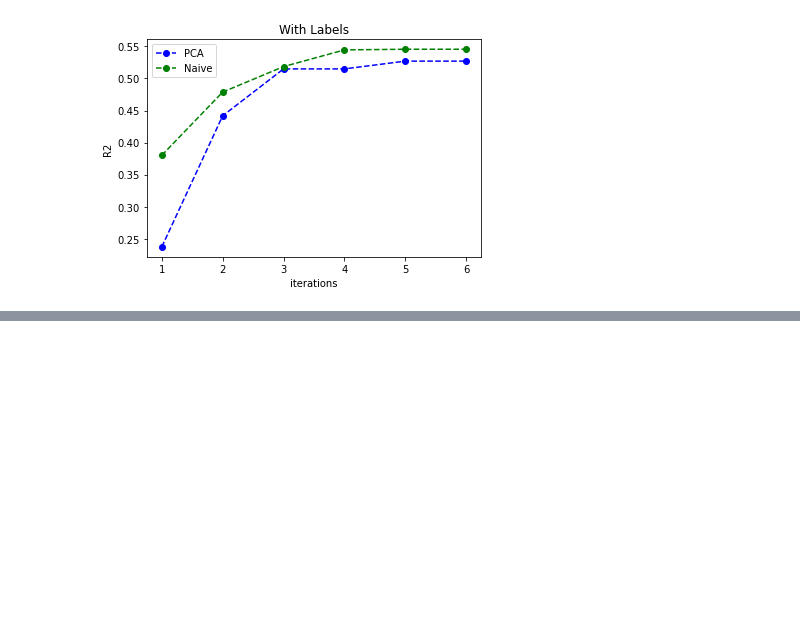
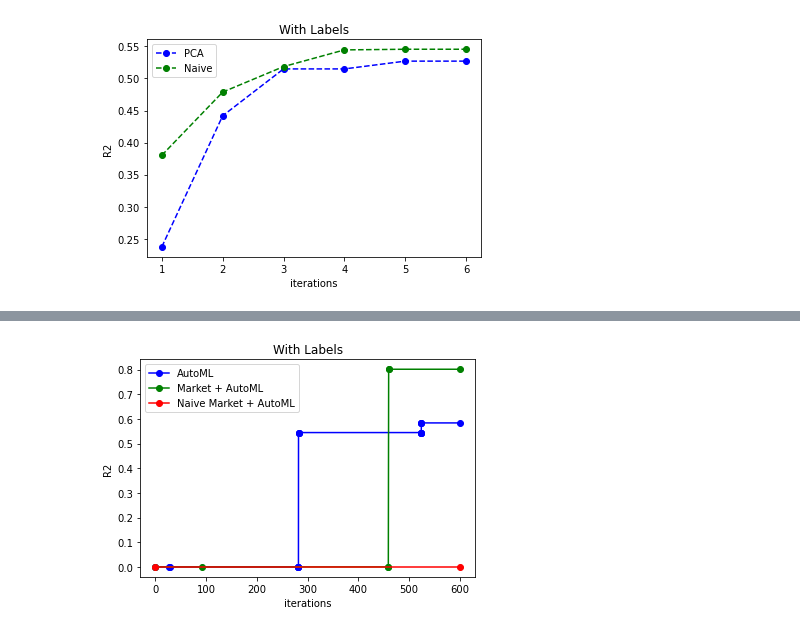
Before and after one commit to primkey7607/factorizedlearn, a Jupyter notebook: test.ipynb, the cells around one changed output, grey strips where cells are left out. Saved outputs shown, nothing was run; the diff lists cells and outputs as text; code cells hidden in the pictures; blank space fills up the shorter version.

```diff
--- a/test.ipynb
+++ b/test.ipynb
@@ -282,0 +342,21 @@ plt.show()
+# %%
+import matplotlib.pyplot as plt
+import numpy as np
+import pandas as pd
+
+df1 = pd.read_csv("automl_result3.csv")
+df2 = pd.read_csv("automl_result2.csv")
+
+plt.figure()
+plt.plot(df2["duration"], df2["ensemble_test_score"],'-bo', label='AutoML')
+plt.plot(df1["duration"], df1["ensemble_test_score"],'-go', label='Market + AutoML')
+plt.plot([0,600], [0,0],'-ro', label='Naive Market + AutoML')
+plt.legend()
+# plt.xlabel("number of dimensions")
+plt.xlabel("iterations")
+plt.ylabel("R2")
+plt.title("With Labels")
+
+plt.show()
+# %% [output]
+[figure, added]
```
Also changed, not shown: parts of 13 cells of this notebook, 11 other files.
